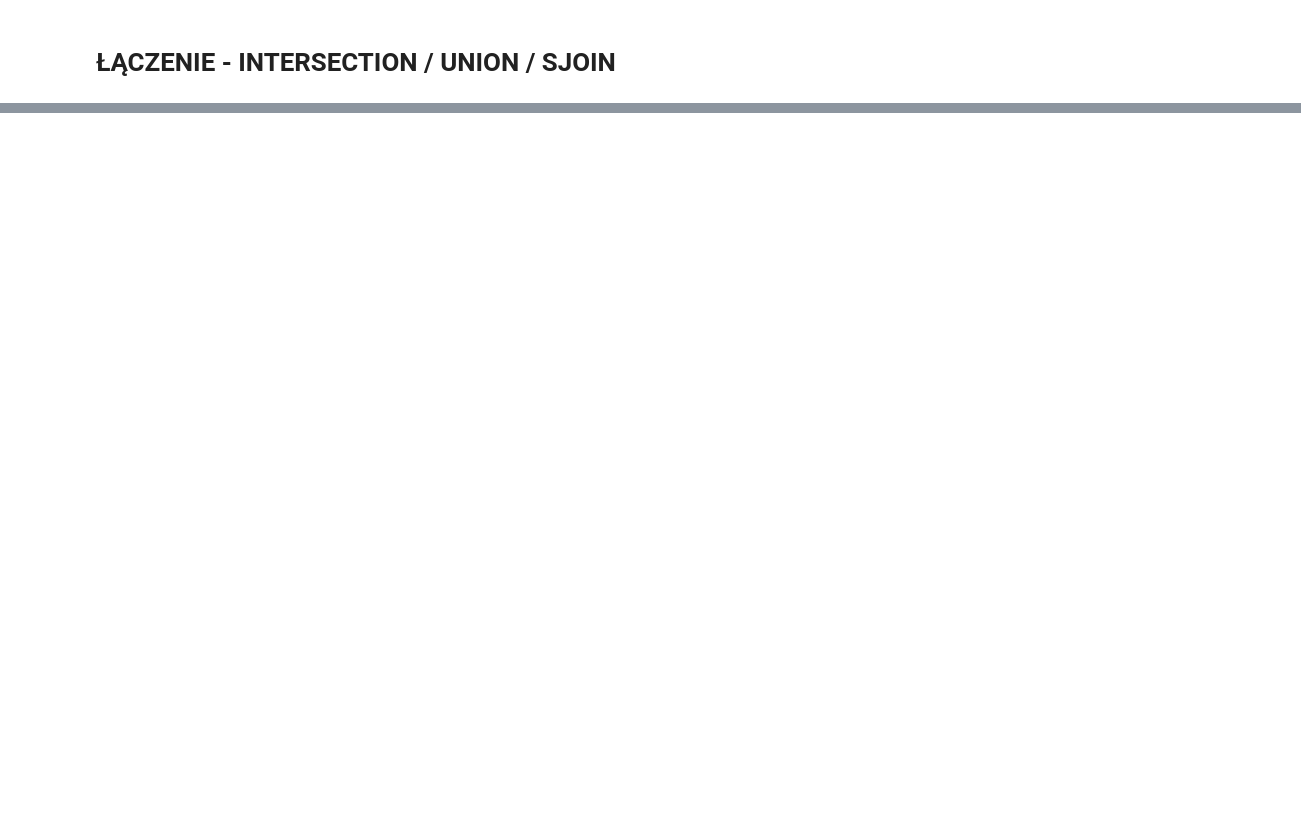
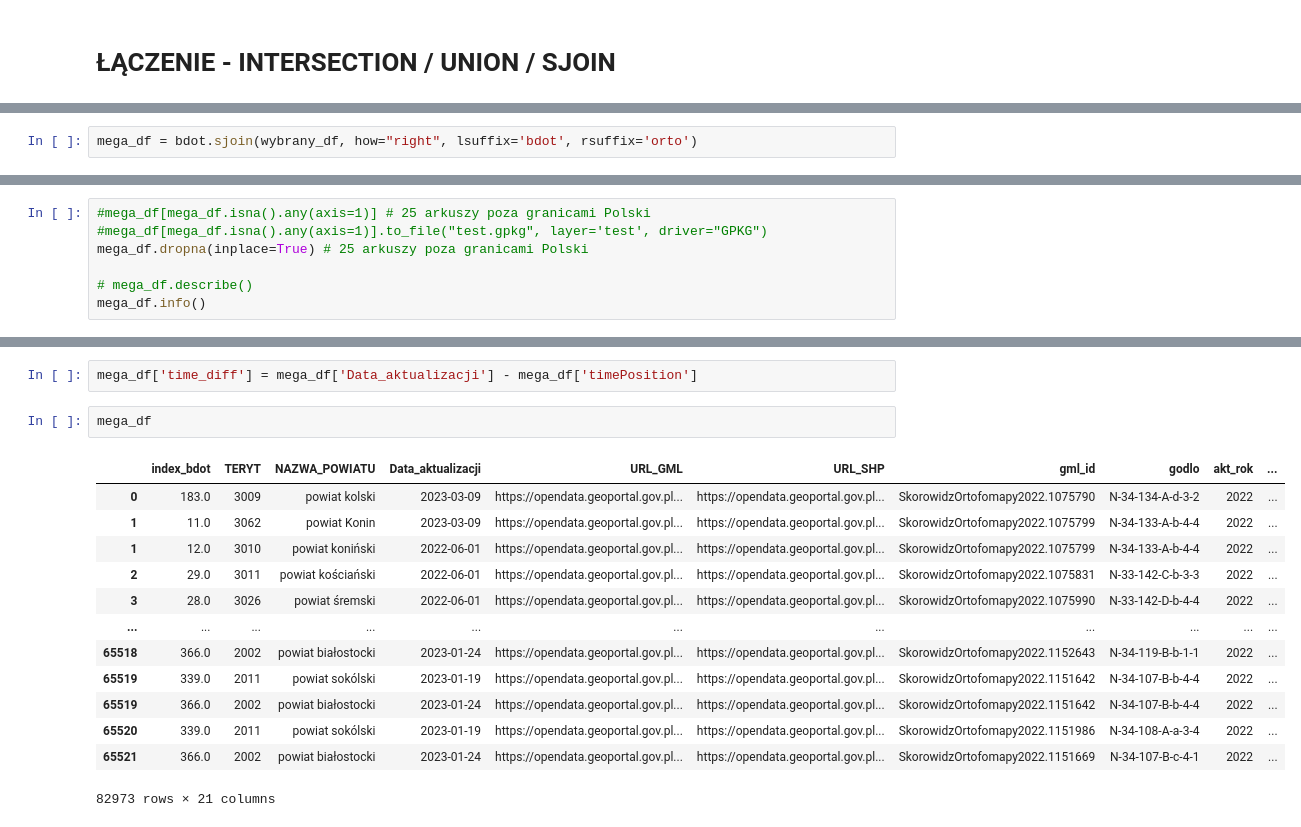
Before and after one commit to krz144/SISS, a Jupyter notebook: orto_bdot_meta.ipynb, the cells around one changed output, grey strips where cells are left out. Saved outputs shown, nothing was run; the diff lists cells and outputs as text; blank space fills up the shorter version.

```diff
--- a/orto_bdot_meta.ipynb
+++ b/orto_bdot_meta.ipynb
@@ -194,0 +89,2 @@ bdot.sjoin(wybrany_df, how="inner")
+# %%
+mega_df = bdot.sjoin(wybrany_df, how="right", lsuffix='bdot', rsuffix='orto')
@@ -194,0 +107,7 @@ bdot.sjoin(wybrany_df, how="inner")
+# %%
+#mega_df[mega_df.isna().any(axis=1)] # 25 arkuszy poza granicami Polski
+#mega_df[mega_df.isna().any(axis=1)].to_file("test.gpkg", layer='test', driver="GPKG")
+mega_df.dropna(inplace=True) # 25 arkuszy poza granicami Polski
+
+# mega_df.describe()
+mega_df.info()
@@ -194,0 +132,18 @@ bdot.sjoin(wybrany_df, how="inner")
+# %%
+mega_df['time_diff'] = mega_df['Data_aktualizacji'] - mega_df['timePosition']
+# %%
+mega_df
+# %% [output]
+|  | index_bdot | TERYT | NAZWA_POWIATU | Data_aktualizacji | URL_GML | URL_SHP | gml_id | godlo | akt_rok | ... |
+| 0 | 183.0 | 3009 | powiat kolski | 2023-03-09 | https://opendata.geoportal.gov.pl... | https://opendata.geoportal.gov.pl... | SkorowidzOrtofomapy2022.1075790 | N-34-134-A-d-3-2 | 2022 | ... |
+| 1 | 11.0 | 3062 | powiat Konin | 2023-03-09 | https://opendata.geoportal.gov.pl... | https://opendata.geoportal.gov.pl... | SkorowidzOrtofomapy2022.1075799 | N-34-133-A-b-4-4 | 2022 | ... |
+| 1 | 12.0 | 3010 | powiat koniński | 2022-06-01 | https://opendata.geoportal.gov.pl... | https://opendata.geoportal.gov.pl... | SkorowidzOrtofomapy2022.1075799 | N-34-133-A-b-4-4 | 2022 | ... |
+| 2 | 29.0 | 3011 | powiat kościański | 2022-06-01 | https://opendata.geoportal.gov.pl... | https://opendata.geoportal.gov.pl... | SkorowidzOrtofomapy2022.1075831 | N-33-142-C-b-3-3 | 2022 | ... |
+| 3 | 28.0 | 3026 | powiat śremski | 2022-06-01 | https://opendata.geoportal.gov.pl... | https://opendata.geoportal.gov.pl... | SkorowidzOrtofomapy2022.1075990 | N-33-142-D-b-4-4 | 2022 | ... |
+| ... | ... | ... | ... | ... | ... | ... | ... | ... | ... | ... |
+| 65518 | 366.0 | 2002 | powiat białostocki | 2023-01-24 | https://opendata.geoportal.gov.pl... | https://opendata.geoportal.gov.pl... | SkorowidzOrtofomapy2022.1152643 | N-34-119-B-b-1-1 | 2022 | ... |
+| 65519 | 339.0 | 2011 | powiat sokólski | 2023-01-19 | https://opendata.geoportal.gov.pl... | https://opendata.geoportal.gov.pl... | SkorowidzOrtofomapy2022.1151642 | N-34-107-B-b-4-4 | 2022 | ... |
+| 65519 | 366.0 | 2002 | powiat białostocki | 2023-01-24 | https://opendata.geoportal.gov.pl... | https://opendata.geoportal.gov.pl... | SkorowidzOrtofomapy2022.1151642 | N-34-107-B-b-4-4 | 2022 | ... |
+| 65520 | 339.0 | 2011 | powiat sokólski | 2023-01-19 | https://opendata.geoportal.gov.pl... | https://opendata.geoportal.gov.pl... | SkorowidzOrtofomapy2022.1151986 | N-34-108-A-a-3-4 | 2022 | ... |
+| 65521 | 366.0 | 2002 | powiat białostocki | 2023-01-24 | https://opendata.geoportal.gov.pl... | https://opendata.geoportal.gov.pl... | SkorowidzOrtofomapy2022.1151669 | N-34-107-B-c-4-1 | 2022 | ... |
+82973 rows × 21 columns
```
Also changed, not shown: parts of 25 cells of this notebook.
